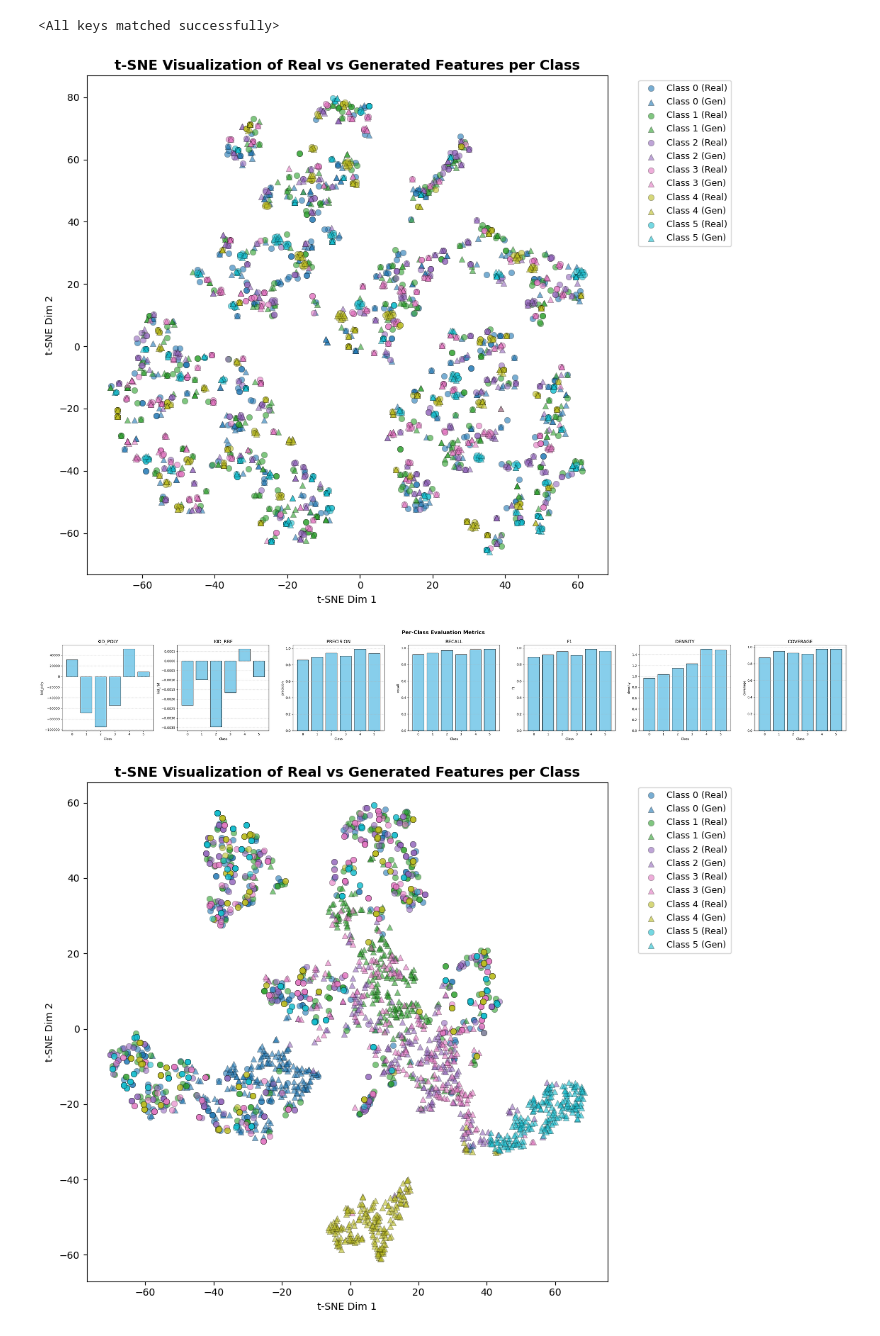
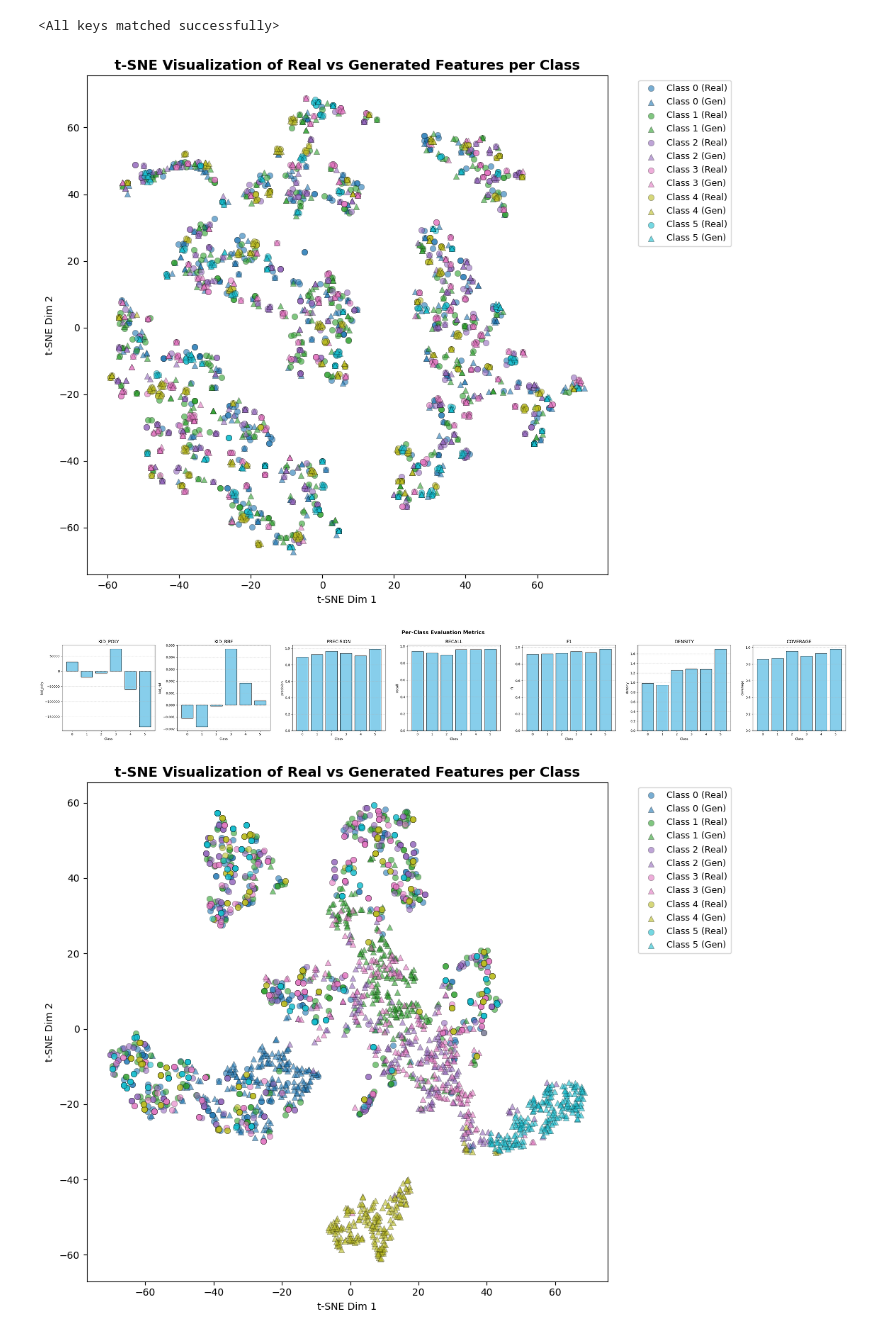
Before and after one commit to chookcurry/flow-matching, a Jupyter notebook: notebooks/whar/evaluate_flow.ipynb, the cells around one changed output. Cells and saved outputs as stored; diff of their text form; code cells hidden in the pictures.

Commit message:
add stft plotting and debug wisdm

```diff
--- a/notebooks/whar/evaluate_flow.ipynb
+++ b/notebooks/whar/evaluate_flow.ipynb
@@ -30,4 +31,5 @@ print(device)
 mps
 # %%
 cfg = get_dataset_cfg(WHARDatasetID.WISDM)
-print(cfg.window_time)
+transform = lambda x: stft_transform_combine(x, n_fft=64, hop_length=2)  # type: ignore
+scv_group_index = 0
@@ -36,4 +36,18 @@ print(cfg.window_time)
 # %%
-sampeable = WHARSampleable(cfg=cfg, scv_group_index=0, fold=TrainValTest.TRAIN)
-val_sampleable = WHARSampleable(cfg=cfg, scv_group_index=0, fold=TrainValTest.VAL)
+sampeable = WHARSampleable(
+    cfg=cfg,
+    scv_group_index=scv_group_index,
+    fold=TrainValTest.TRAIN,
+    transform=transform,
+)
+
+val_sampeable = WHARSampleable(
+    cfg=cfg,
+    scv_group_index=scv_group_index,
+    fold=TrainValTest.VAL,
+    transform=transform,
+)
+
+print(sampeable.shape)
+print(sampeable.num_classes)
 # %% [output]
@@ -72,14 +107,14 @@ backbone = ResUnet(
 ).to(device)
 backbone.load_state_dict(torch.load("./models/backbone_flow_wisdm.pt"))
 
-encoder = WISDMClassifier(
-    in_c=sampeable.shape[0], num_classes=sampeable.num_classes
+classifier = WISDMClassifier(
+    in_c=sampeable.shape[0], num_classes=sampeable.num_classes, size=6144
 ).to(device)
-encoder.load_state_dict(torch.load("./models/classifier.pt"))
+classifier.load_state_dict(torch.load("./models/classifier.pt"))
 # %% [output]
 <All keys matched successfully>
 # %%
-num_timesteps = 30
+num_timesteps = 10
 samples_per_class = 200
 guidance_scale = 2.0
 
@@ -93,7 +128,7 @@ flow_generator = FlowGenerator(
 
 x1_list_flow, real_list_flow = compute_samples(
     generator=flow_generator,
-    p_data=val_sampleable,
+    p_data=val_sampeable,
     samples_per_class=samples_per_class,
     num_classes=sampeable.num_classes,
     device=device,
@@ -102,7 +137,7 @@ x1_list_flow, real_list_flow = compute_samples(
 
 x1_list_flow_t, real_list_flow_t = compute_samples(
     generator=flow_generator,
-    p_data=val_sampleable,
+    p_data=val_sampeable,
     samples_per_class=samples_per_class,
     num_classes=sampeable.num_classes,
     device=device,
@@ -111,31 +146,28 @@ x1_list_flow_t, real_list_flow_t = compute_samples(
 
 # visualize_samples_per_class(x1_list_flow, real_list_flow)
 # %%
-from diffusion.evaluation.evaluate import visualize_tsne_per_class
-
-
 real_list_flow, real_list_flow_t = compute_features(
-    real_list_flow, real_list_flow_t, encoder
+    real_list_flow, real_list_flow_t, classifier
 )
 
 visualize_tsne_per_class(real_list_flow, real_list_flow_t)
 
 metrics_per_class_flow = evaluate_features(real_list_flow, real_list_flow_t)
 
 plot_metrics_per_class(metrics_per_class_flow)
 
 # x1_features_flow, real_features_flow = compute_features(
 #     x1_list_flow, real_list_flow, encoder
 # )
 
 # visualize_tsne_per_class(x1_features_flow, real_features_flow)
 
 # metrics_per_class_flow = evaluate_features(x1_features_flow, real_features_flow)
 
 # plot_metrics_per_class(metrics_per_class_flow)
 # %% [output]
-[figure, old version]
+[figure, new version]
-[figure, old version]
+[figure, new version]
 # %%
 num_timesteps = 30
 samples_per_class = 200
```
Also changed, not shown: parts of 4 cells of this notebook, 13 other files.
